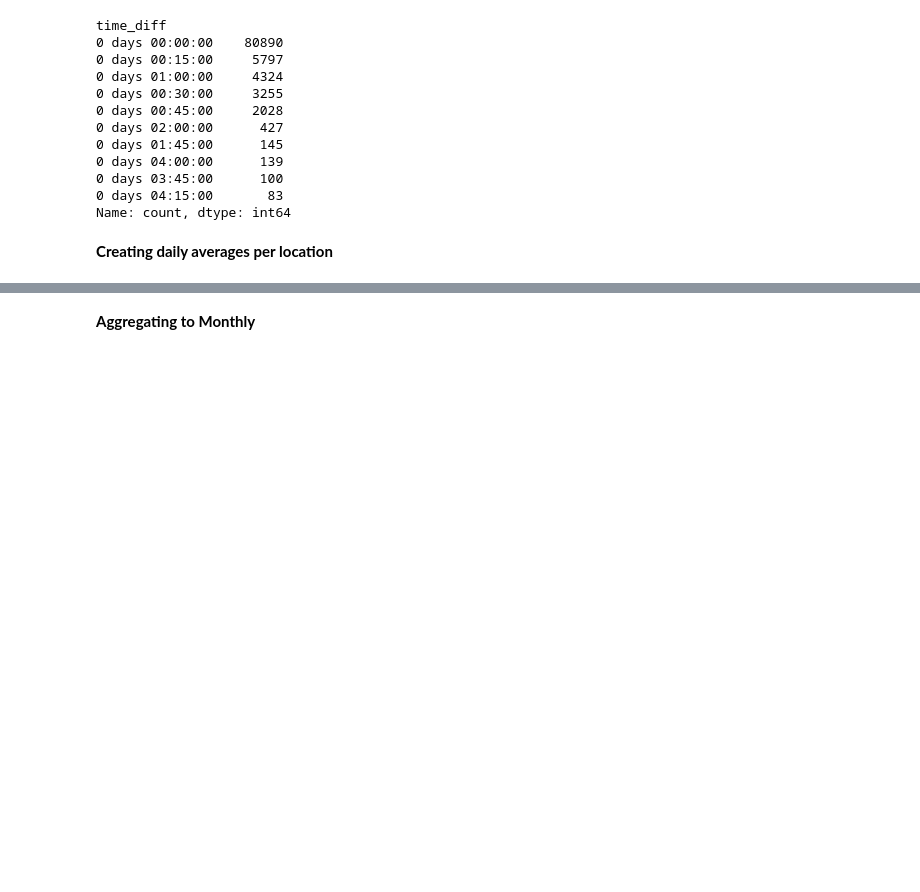
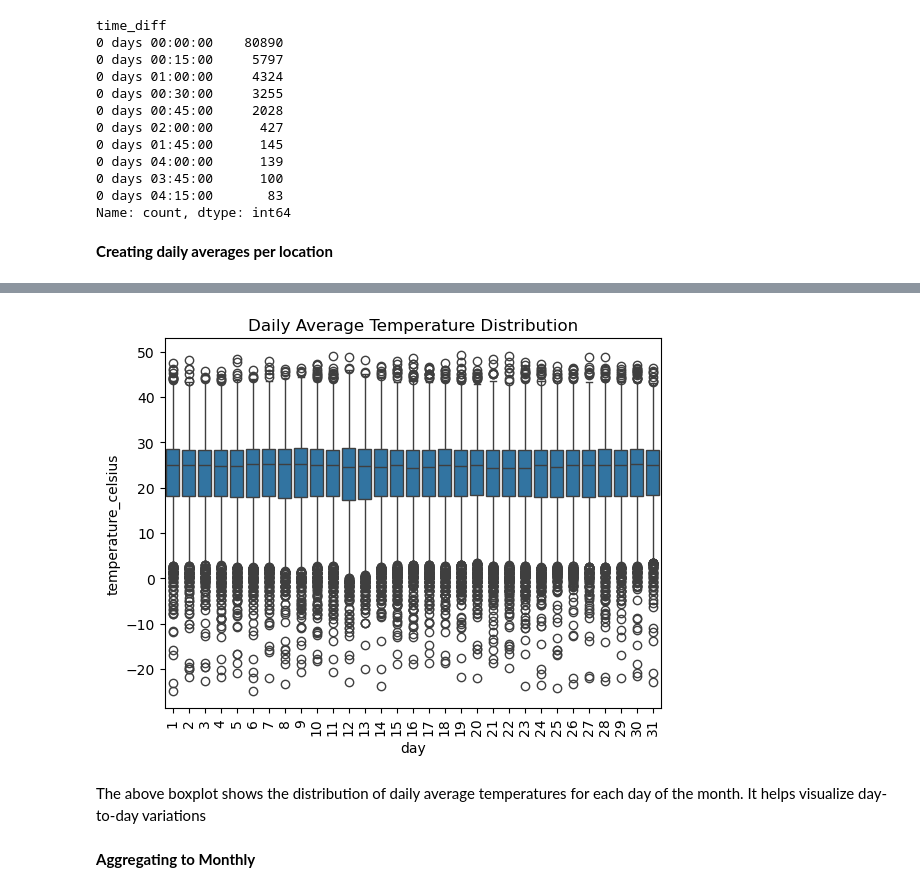
Before and after one commit to PRASANNA-163/climatescope-project, a Jupyter notebook: data/Notebooks/DataCleaning.ipynb, the cells around one changed output, grey strips where cells are left out. Saved outputs shown, nothing was run; the diff lists cells and outputs as text; code cells hidden in the pictures; blank space fills up the shorter version.

```diff
--- a/data/Notebooks/DataCleaning.ipynb
+++ b/data/Notebooks/DataCleaning.ipynb
@@ -267,3 +306,19 @@ daily_avg.head(5)
+# %%
+import seaborn as sns
+import matplotlib.pyplot as plt
+
+# Optional: extract day from date if you want x-axis as day of month
+daily_avg['day'] = daily_avg['date'].dt.day
+
+# Boxplot for daily average temperature
+sns.boxplot(x='day', y='temperature_celsius', data=daily_avg)
+plt.xticks(rotation=90)  # rotate day labels for clarity
+plt.title("Daily Average Temperature Distribution")
+plt.show()
+# %% [output]
+[figure, added]
+# %% [markdown]
+The above boxplot shows the distribution of daily average temperatures for each day of the month. It helps visualize day-to-day variations
 # %% [markdown]
 **Aggregating to Monthly**
 # %%
```
Also changed, not shown: parts of 20 cells of this notebook.
